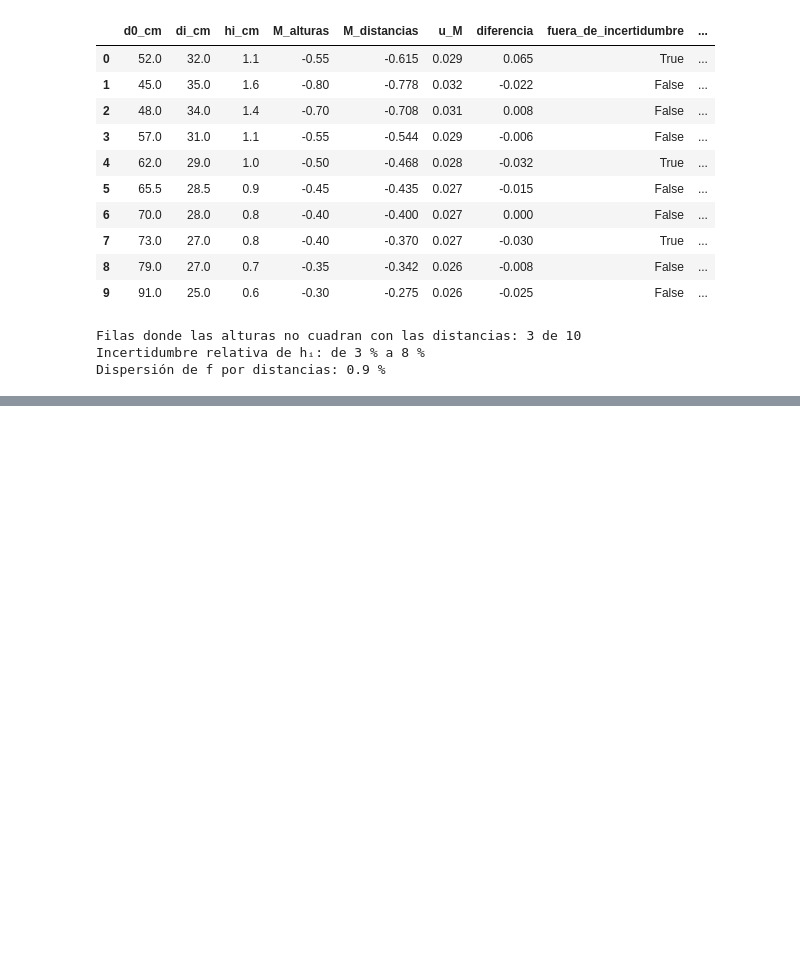
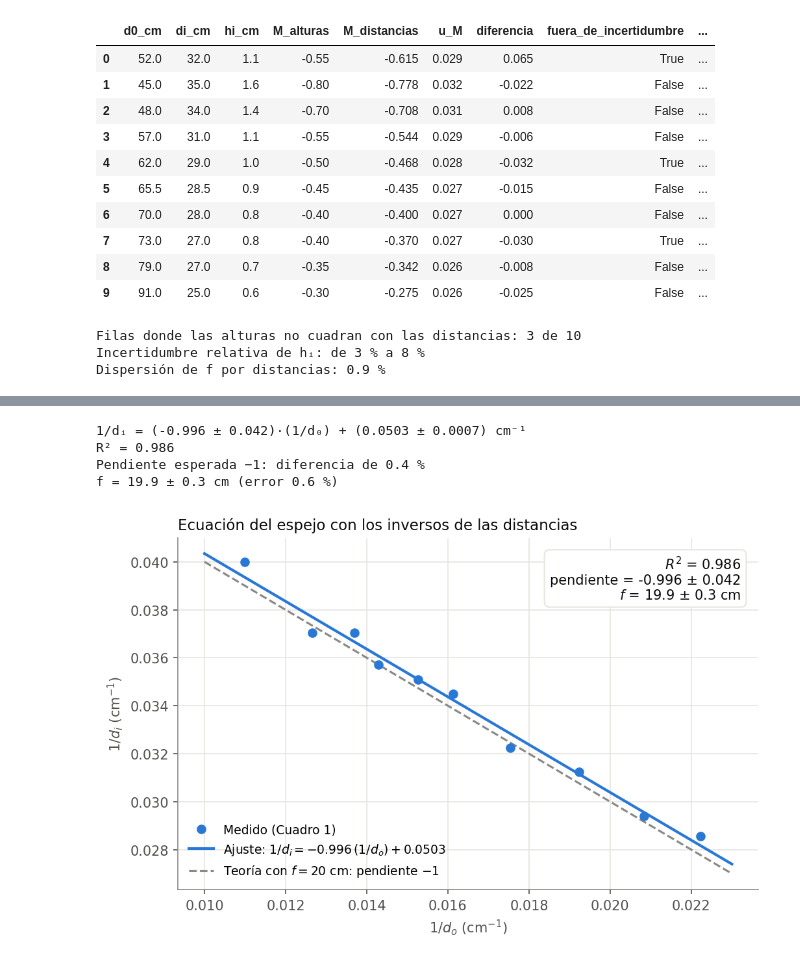
Before and after one commit to oswaldoaqm/optica-ondas-lab2-espejos, a Jupyter notebook: notebooks/01_focal_ajuste.ipynb, the cells around one changed output, grey strips where cells are left out. Cells and saved outputs as stored; diff of their text form; code cells hidden in the pictures; blank space fills up the shorter version.

```diff
--- a/notebooks/01_focal_ajuste.ipynb
+++ b/notebooks/01_focal_ajuste.ipynb
@@ -201,0 +226,47 @@ Si se fija el intercepto en 1, la pendiente da f = 19.8 ± 0.1 cm (1.1 % de erro
+# %%
+xi = 1 / c1["d0_cm"].to_numpy()
+yi = 1 / c1["di_cm"].to_numpy()
+
+(s, c), cov_i = np.polyfit(xi, yi, 1, cov=True)
+u_s, u_c = np.sqrt(np.diag(cov_i))
+r2_i = 1 - np.sum((yi - (s * xi + c)) ** 2) / np.sum((yi - yi.mean()) ** 2)
+
+f_inv = 1 / c
+u_f_inv = u_c / c**2
+
+print(f"1/dᵢ = ({s:.3f} ± {u_s:.3f})·(1/d₀) + ({c:.4f} ± {u_c:.4f}) cm⁻¹")
+print(f"R² = {r2_i:.3f}")
+print(f"Pendiente esperada −1: diferencia de {abs(s + 1) * 100:.1f} %")
+print(f"f = {f_inv:.1f} ± {u_f_inv:.1f} cm (error {abs(f_inv - F_ACEPTADA) / F_ACEPTADA * 100:.1f} %)")
+# %% [output]
+1/dᵢ = (-0.996 ± 0.042)·(1/d₀) + (0.0503 ± 0.0007) cm⁻¹
+R² = 0.986
+Pendiente esperada −1: diferencia de 0.4 %
+f = 19.9 ± 0.3 cm (error 0.6 %)
+# %%
+xx_i = np.linspace(0.010, 0.023, 100)
+fig, ax = plt.subplots(figsize=(7, 4.6), dpi=150)
+ax.plot(xi, yi, "o", ms=6, color=AZUL, zorder=3, label="Medido (Cuadro 1)")
+ax.plot(xx_i, s * xx_i + c, color=AZUL, lw=2,
+        label=rf"Ajuste: $1/d_i = {s:.3f}\,(1/d_o) + {c:.4f}$")
+ax.plot(xx_i, -xx_i + 1 / F_ACEPTADA, color=GRIS, lw=1.5, ls="--",
+        label=r"Teoría con $f = 20$ cm: pendiente $-1$")
+ax.text(0.97, 0.95,
+        f"$R^2$ = {r2_i:.3f}\npendiente = {s:.3f} ± {u_s:.3f}\n$f$ = {f_inv:.1f} ± {u_f_inv:.1f} cm",
+        transform=ax.transAxes, ha="right", va="top", fontsize=10, color=TINTA,
+        bbox=dict(boxstyle="round,pad=0.4", fc="white", ec=REJILLA))
+ax.set_xlabel(r"$1/d_o$ (cm$^{-1}$)", color=TINTA_2)
+ax.set_ylabel(r"$1/d_i$ (cm$^{-1}$)", color=TINTA_2)
+ax.set_title("Ecuación del espejo con los inversos de las distancias", loc="left", fontsize=11, color=TINTA)
+ax.grid(color=REJILLA, lw=0.8); ax.set_axisbelow(True)
+for lado in ("top", "right"):
+    ax.spines[lado].set_visible(False)
+for lado in ("left", "bottom"):
+    ax.spines[lado].set_color(GRIS)
+ax.tick_params(colors=TINTA_2)
+ax.legend(loc="lower left", frameon=False, fontsize=9)
+fig.tight_layout()
+fig.savefig(FIGURAS / "inversos_1_di_vs_1_d0.png", bbox_inches="tight")
+plt.show()
+# %% [output]
+[figure, added]
```
Also changed, not shown: parts of 4 cells of this notebook, 2 other files.
